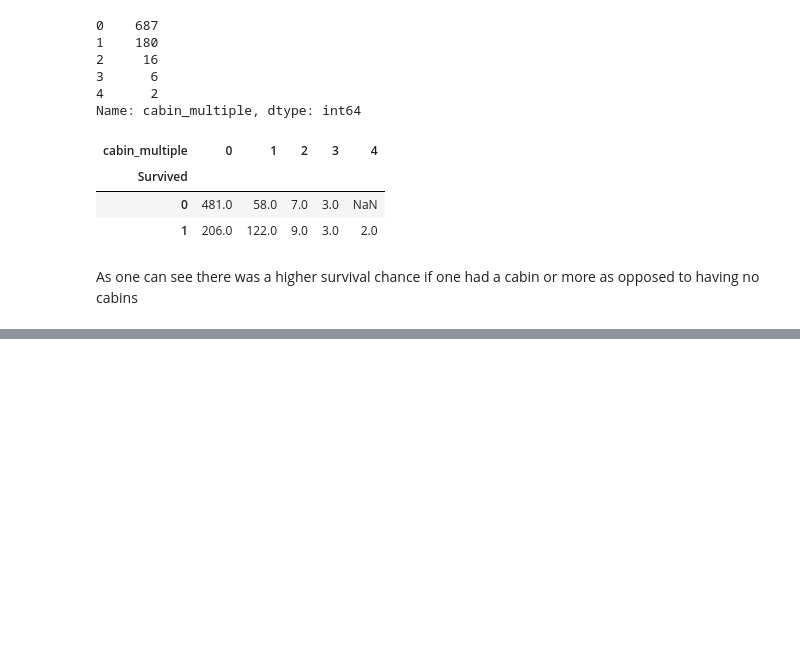
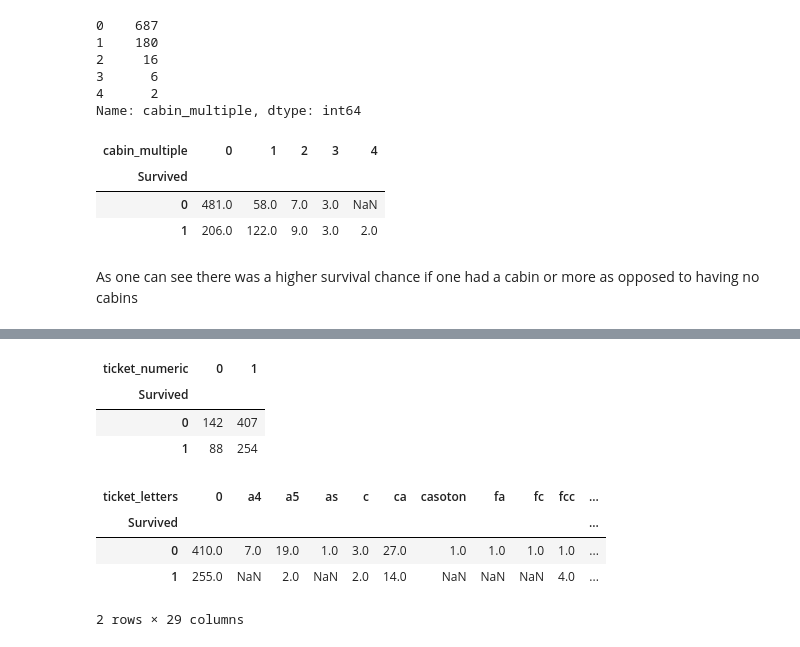
Before and after one commit to RazerP4antom/data-analysis, a Jupyter notebook: Titanic Survival/notebook4.ipynb, the cells around one changed output, grey strips where cells are left out. Drawn from its saved outputs; the diff is of its cells as text; code cells hidden in the pictures; blank space fills up the shorter version.

```diff
--- a/Titanic Survival/notebook4.ipynb
+++ b/Titanic Survival/notebook4.ipynb
@@ -177,3 +177,6 @@ pd.pivot_table(training, index='Survived', columns='cabin_multiple', values='Tic
 | 1 | 206.0 | 122.0 | 9.0 | 3.0 | 2.0 |
 # %% [markdown]
 As one can see there was a higher survival chance if one had a cabin or more as opposed to having no cabins
+# %%
+# after looking at number of cabins we will now categorise based on the cabin letter
+training['cabin_adv'] = training.Cabin.apply(lambda x:str(x)[0])
@@ -179,0 +192,6 @@ As one can see there was a higher survival chance if one had a cabin or more as
+# %%
+# understanding ticket values
+# so here we create two categories again with numeric and non numeric tickets
+
+training['ticket_numeric'] = training.Ticket.apply(lambda x:1 if x.isnumeric() else 0)
+training['ticket_letters'] = training.Ticket.apply(lambda x: ''.join(x.split(' ')[:-1]).replace('.','').replace('/','').lower() if len(x.split(' ')[:-1]) >0 else 0)
@@ -179,0 +224,16 @@ As one can see there was a higher survival chance if one had a cabin or more as
+# %%
+#difference in numeric and non-numeric tickets in survival rate
+pd.pivot_table(training, index='Survived',columns='ticket_numeric',values='Ticket',aggfunc='count')
+# %% [output]
+| ticket_numeric | 0 | 1 |
+| Survived |  |  |
+| 0 | 142 | 407 |
+| 1 | 88 | 254 |
+# %%
+pd.pivot_table(training, index='Survived', columns='ticket_letters', values='Ticket',aggfunc='count')
+# %% [output]
+| ticket_letters | 0 | a4 | a5 | as | c | ca | casoton | fa | fc | fcc | ... |
+| Survived |  |  |  |  |  |  |  |  |  |  | ... |
+| 0 | 410.0 | 7.0 | 19.0 | 1.0 | 3.0 | 27.0 | 1.0 | 1.0 | 1.0 | 1.0 | ... |
+| 1 | 255.0 | NaN | 2.0 | NaN | 2.0 | 14.0 | NaN | NaN | NaN | 4.0 | ... |
+2 rows × 29 columns
```
Also changed, not shown: parts of 3 cells of this notebook.
